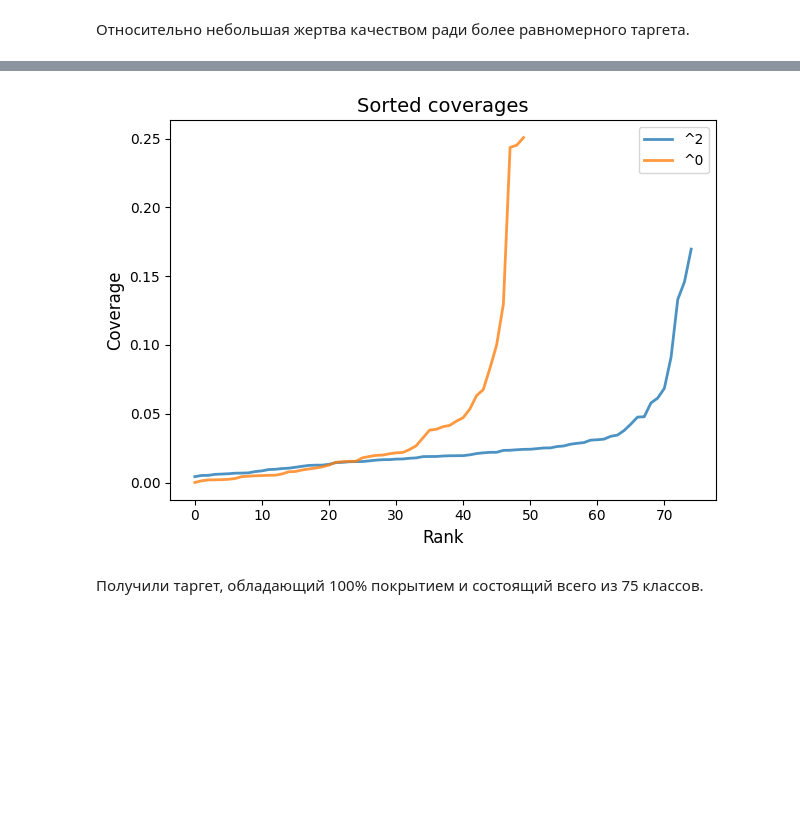
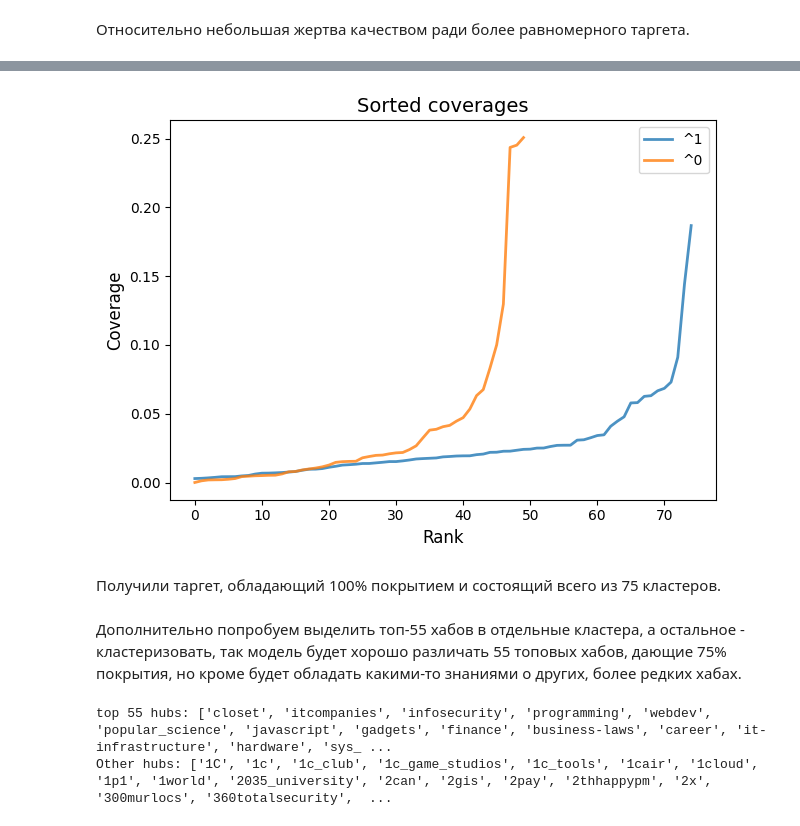
Before and after one commit to MrDelrus/habr-article-analyzer, a Jupyter notebook: notebooks/exploratory_data_analysis/targets_clusterization.ipynb, the cells around one changed output, grey strips where cells are left out. Saved outputs shown, nothing was run; the diff lists cells and outputs as text; code cells hidden in the pictures; blank space fills up the shorter version.

```diff
--- a/notebooks/exploratory_data_analysis/targets_clusterization.ipynb
+++ b/notebooks/exploratory_data_analysis/targets_clusterization.ipynb
@@ -353,9 +365,9 @@ print(json.dumps(list(zip(sample1, sample2)), indent=4))
 # %% [markdown]
 После такой небольшой разметки, хочется выделить кластера компаний (и вероятно, отдельно, компаний занимающихся облачными решениями), геймдев и приложения для разработки.
 # %%
-from habr_article_analyzer.data import PROJECT_ROOT
+from habr_article_analyzer.settings import settings
 
-with open(PROJECT_ROOT / 'data/markup/clusters.json', '+r') as file:
+with open(settings.data_dir / 'markup/clusters.json', '+r') as file:
     markup = json.load(file)
 
 print(markup)
@@ -385,7 +397,7 @@ Halfs: 7
 Это не много, но это честная работа! (асессором)
 # %%
 def measure_clusterization(
-    markup: list[list], clusters: dict[int : list[str]], target: Target = hubs
+    markup: list[list], clusters: dict[int : list[str]], target: Target = hubs, texts: list[str] = hubs.labels
 ) -> dict[str:float]:
     markup = list(filter(lambda x: len(x) == 3 and x[2] != 0.5, markup))
     inverse_clusters = dict(
@@ -396,6 +408,8 @@ def measure_clusterization(
     FNs = []
     for pair in markup:
         l, r, mark = pair
+        if l not in texts or r not in texts:
+            continue
         l_id, r_id = inverse_clusters[l], inverse_clusters[r]
 
         if mark == 1 and l_id == r_id:
@@ -412,7 +426,7 @@ def measure_clusterization(
     coverages = []
 
     for key, values in clusters.items():
-        coverages.append(hubs.get_coverage(values))
+        coverages.append(target.get_coverage(values))
 
     cov = np.array(coverages)
 
@@ -485,7 +499,7 @@ def compare_clusterings(
                 embeds, **kwargs
             ), texts)
 
-            metrics = measure_clusterization(markup, clusters_res)
+            metrics = measure_clusterization(markup, clusters_res, texts=texts)
 
             result['accuracy'][embeddings_name][clusters_name] = metrics['accuracy']
             result['coverage_mean'][embeddings_name][clusters_name] = metrics['mean_cov_per_cluster']
@@ -620,8 +634,8 @@ result: defaultdict(<class 'list'>, {34: ['1C', '1c_club', '1c_tools', '2x', '36
 # %% [markdown]
 Посмотрим как распределено покрытие по кластерам. Выше видно, что среднее значение 0.025, что неплохо для 75 кластеров. Но лучше посмотреть глазами.
 # %%
-def plot_clusters(result: dict[int, list[str]], name: str, color: str | None = None):
-    measurments = measure_clusterization(markup, result, hubs)
+def plot_clusters(result: dict[int, list[str]], name: str, color: str | None = None, **kwargs):
+    measurments = measure_clusterization(markup, result, **kwargs)
 
     coverages = measurments['coverages']
 
@@ -702,13 +716,13 @@ result: defaultdict(<class 'list'>, {54: ['1C', '1c_club', '1c_tools', '2x', '3d
 # %%
-plot_clusters(compare_result_w_p2['clusters']['instructor_llm_instruction_1_hubs_with_top_words']['kmeans_75'], "^2")
+plot_clusters(compare_result_w_p1['clusters']['instructor_llm_instruction_2_hubs_with_top_words']['kmeans_75'], "^1")
 plot_clusters(compare_result['clusters']['instructor_llm_instruction_1_hubs_with_top_words']['kmeans_50'], "^0")
 
 plt.title('Sorted coverages', fontsize=14)
 plt.xlabel('Rank', fontsize=12)
 plt.ylabel('Coverage', fontsize=12)
 plt.legend()
 plt.tight_layout()
 plt.show()
 # %% [output]
-[figure, old version]
+[figure, new version]
 # %%
@@ -717,2 +731,14 @@ with open(PROJECT_ROOT / 'data/targets/clusters.json', '+x') as file:
 # %% [markdown]
-Получили таргет, обладающий 100% покрытием и состоящий всего из 75 классов.
+Получили таргет, обладающий 100% покрытием и состоящий всего из 75 кластеров.
+# %% [markdown]
+Дополнительно попробуем выделить топ-55 хабов в отдельные кластера, а остальное - кластеризовать, так модель будет хорошо различать 55 топовых хабов, дающие 75% покрытия, но кроме будет обладать какими-то знаниями о других, более редких хабах.
+# %%
+hubs_sizes = hubs.get_sizes()
+top_hubs = [hub for hub, _ in sorted(list(zip(hubs.labels, hubs_sizes)), key=lambda x: x[1], reverse=True)[:55]]
+print(f"top 55 hubs: {top_hubs}")
+
+small_hubs = list(filter(lambda x: x not in top_hubs, hubs.labels))
+print(f"Other hubs: {small_hubs}")
+# %% [output]
+top 55 hubs: ['closet', 'itcompanies', 'infosecurity', 'programming', 'webdev', 'popular_science', 'javascript', 'gadgets', 'finance', 'business-laws', 'career', 'it-infrastructure', 'hardware', 'sys_ ...
+Other hubs: ['1C', '1c', '1c_club', '1c_game_studios', '1c_tools', '1cair', '1cloud', '1p1', '1world', '2035_university', '2can', '2gis', '2pay', '2thhappypm', '2x', '300murlocs', '360totalsecurity',  ...
```
Also changed, not shown: parts of 13 cells of this notebook, 1 other file.
